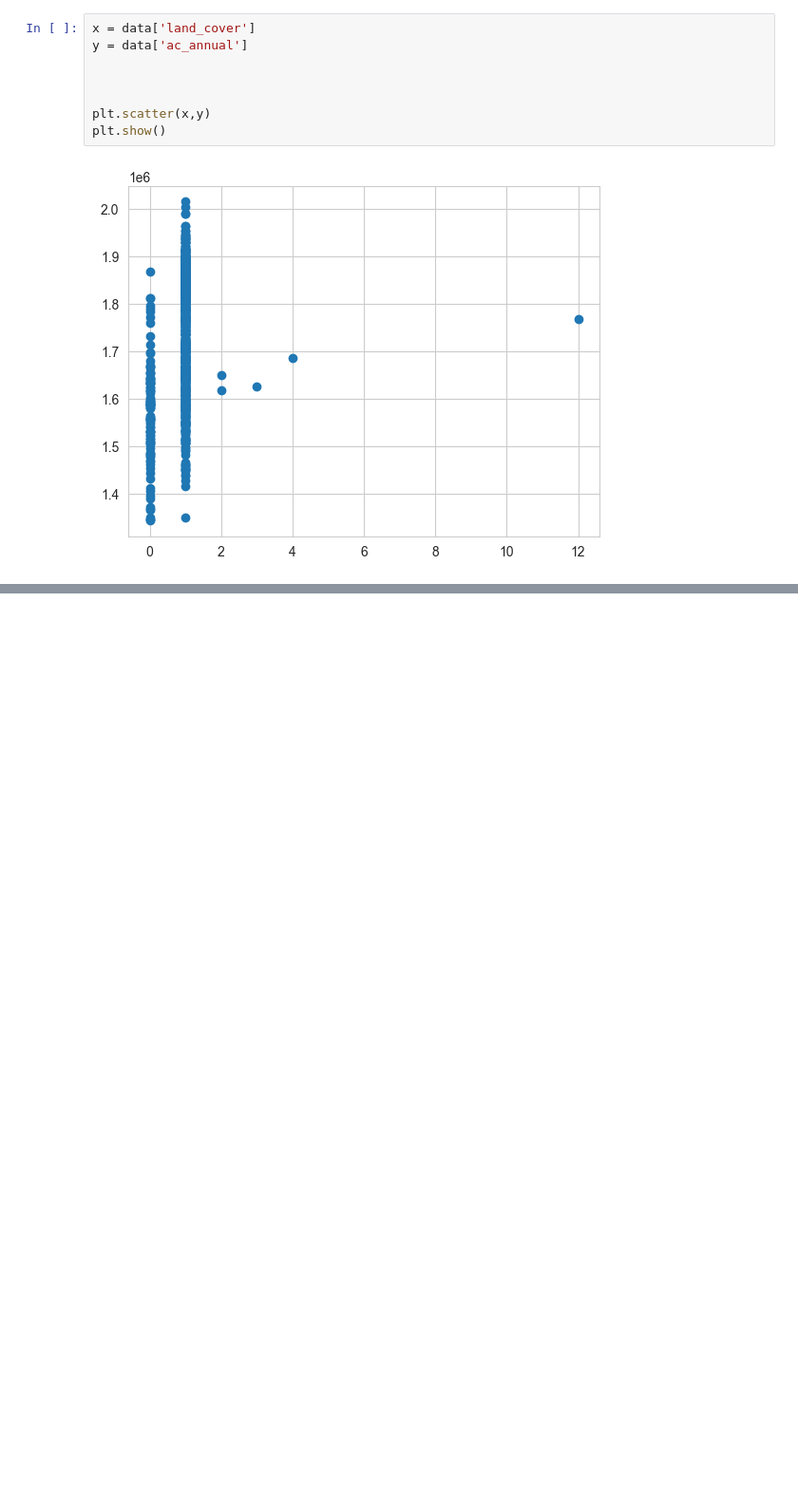
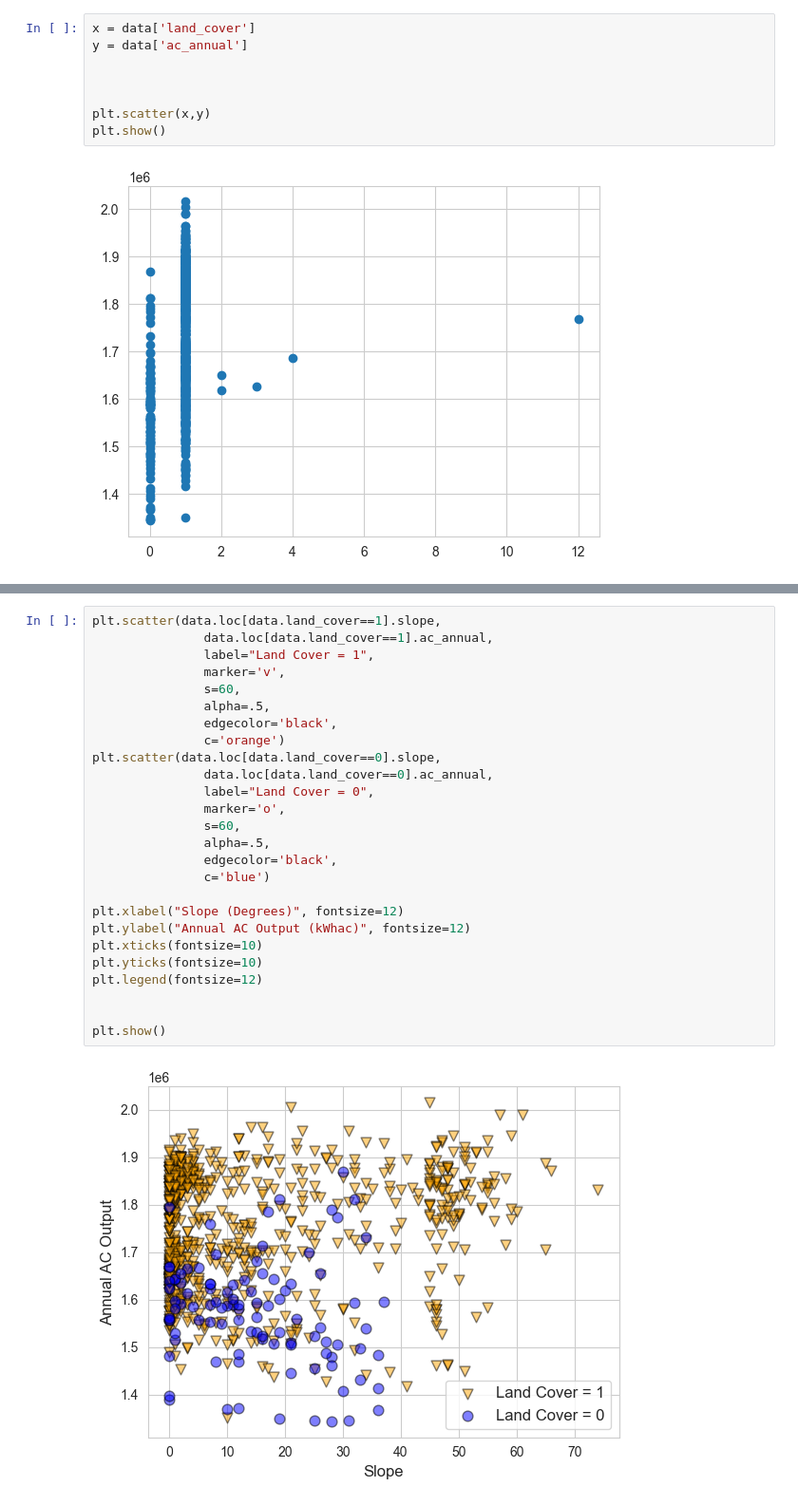
Before and after one commit to hrhampapura/SolarFarmPrediction, a Jupyter notebook: data_code/data_viz.ipynb, the cells around one changed output, grey strips where cells are left out. Shown at 95% size. Saved outputs shown, nothing was run; the diff lists cells and outputs as text; blank space fills up the shorter version.

```diff
--- a/data_code/data_viz.ipynb
+++ b/data_code/data_viz.ipynb
@@ -66,3 +66,31 @@ plt.scatter(x,y)
 plt.show()
 # %% [output]
 [figure]
+# %%
+plt.scatter(data.loc[data.land_cover==1].slope,
+               data.loc[data.land_cover==1].ac_annual,
+               label="Land Cover = 1",
+               marker='v',
+               s=60,
+               alpha=.5,
+               edgecolor='black',
+               c='orange')
+plt.scatter(data.loc[data.land_cover==0].slope,
+               data.loc[data.land_cover==0].ac_annual,
+               label="Land Cover = 0",
+               marker='o',
+               s=60,
+               alpha=.5,
+               edgecolor='black',
+               c='blue')
+
+plt.xlabel("Slope (Degrees)", fontsize=12)
+plt.ylabel("Annual AC Output (kWhac)", fontsize=12)
+plt.xticks(fontsize=10)
+plt.yticks(fontsize=10)
+plt.legend(fontsize=12)
+
+
+plt.show()
+# %% [output]
+[figure, added]
```
Also changed, not shown: parts of 5 cells of this notebook, 2 other files.
